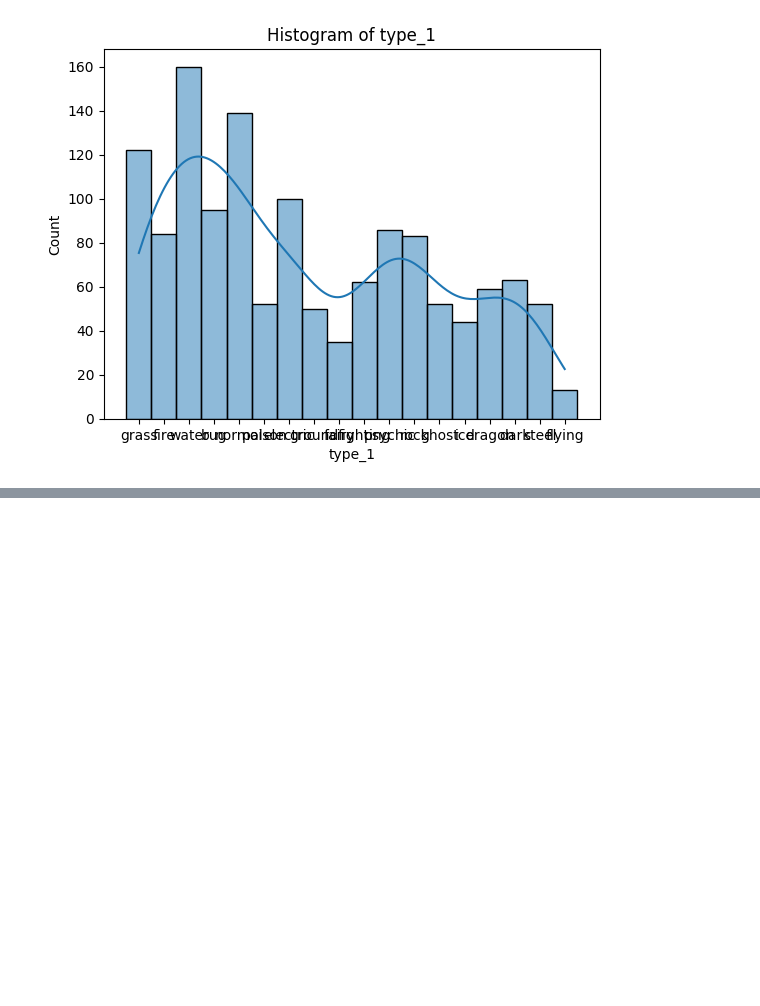
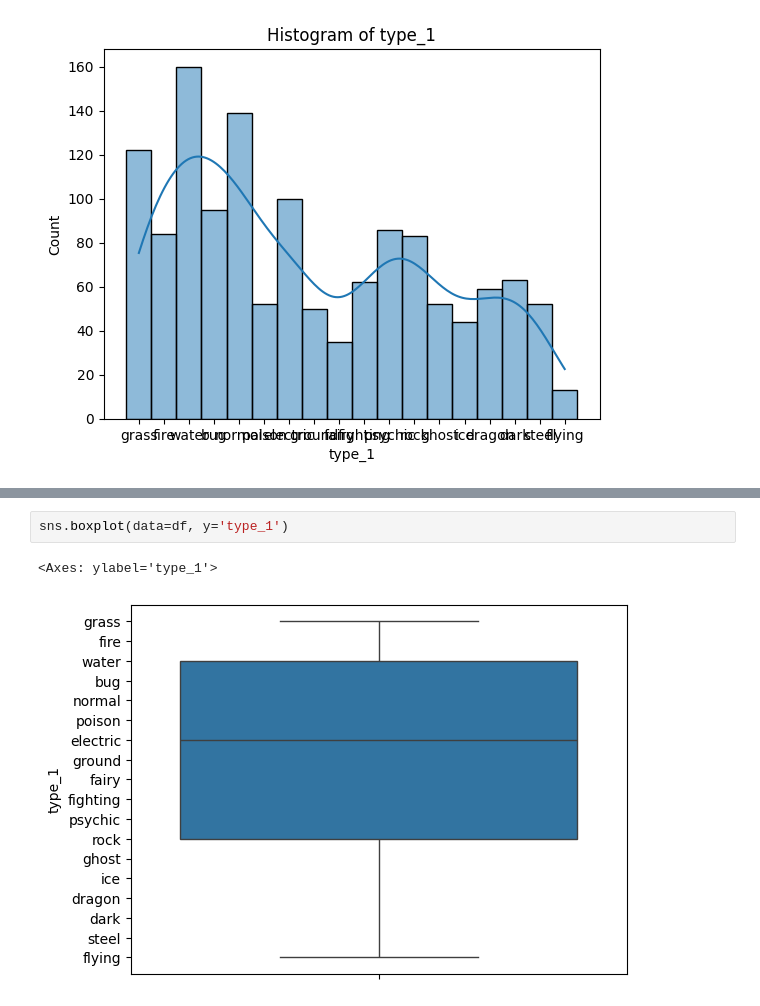
Before and after one commit to AnandJL/Exit-Test-ICT, a Jupyter notebook: Exit_test_Anand_JL.ipynb, the cells around one changed output, grey strips where cells are left out. Cells and saved outputs as stored; diff of their text form; blank space fills up the shorter version.

```diff
--- a/Exit_test_Anand_JL.ipynb
+++ b/Exit_test_Anand_JL.ipynb
@@ -120,0 +131,5 @@ sns.histplot(data=df, x='type_1', kde=True)
+# %%
+sns.boxplot(data=df, y='type_1')
+# %% [output]
+<Axes: ylabel='type_1'>
+[figure, added]
```
Also changed, not shown: parts of 42 cells of this notebook.
